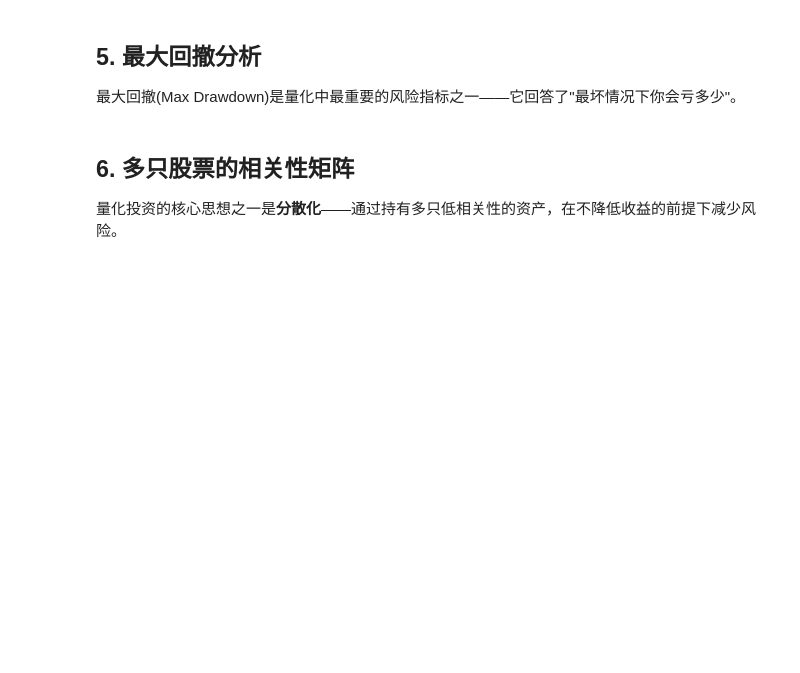
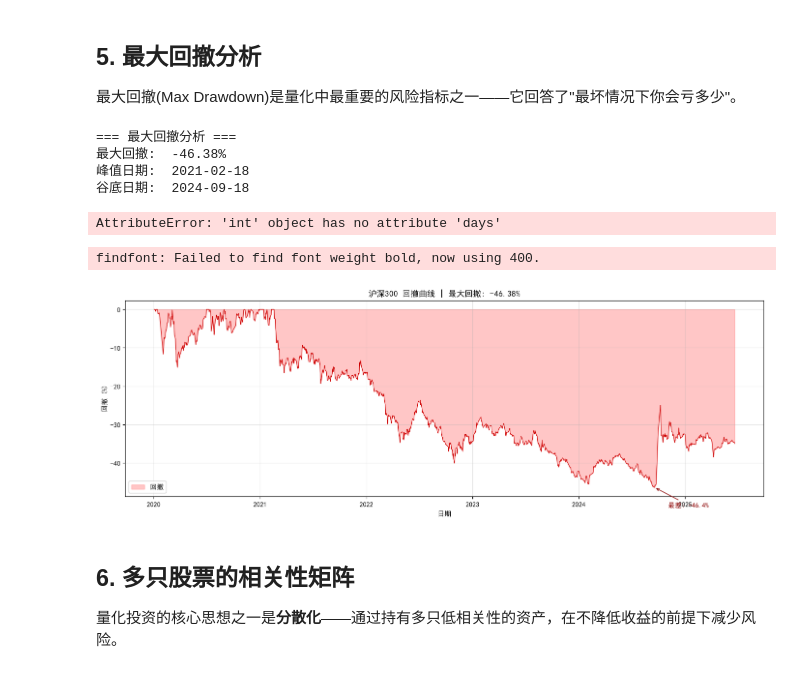
Before and after one commit to wty0131/quant-trading-system, a Jupyter notebook: notebooks/00_data_exploration.ipynb, the cells around one changed output. Saved outputs shown, nothing was run; the diff lists cells and outputs as text; code cells hidden in the pictures; blank space fills up the shorter version.

```diff
--- a/notebooks/00_data_exploration.ipynb
+++ b/notebooks/00_data_exploration.ipynb
@@ -258,58 +310,71 @@ print(f"历史总收益: {cum_return.iloc[-1]*100:.2f}%")
 最大回撤(Max Drawdown)是量化中最重要的风险指标之一——它回答了"最坏情况下你会亏多少"。
 # %%
 # 计算最大回撤
-def calculate_max_drawdown(cum_returns: pd.Series) -> dict:
+def calculate_max_drawdown(nav: pd.Series, dates: pd.Series) -> dict:
     """
     计算最大回撤及相关指标
-    返回: {mdd, peak_date, trough_date, recovery_date, duration_days}
+    nav: 净值序列
+    dates: 对应日期序列
     """
-    running_max = cum_returns.expanding().max()
-    drawdown = (cum_returns - running_max) / running_max  # 负值表示回撤
+    running_max = nav.expanding().max()
+    drawdown = (nav - running_max) / running_max
 
     mdd = drawdown.min()
     trough_idx = drawdown.idxmin()
+    peak_idx = nav[:trough_idx].idxmax()
 
-    # 找到回撤起点的峰值日期
-    peak_idx = cum_returns[:trough_idx].idxmax()
+    peak_date = dates.loc[peak_idx]
+    trough_date = dates.loc[trough_idx]
+    duration = (trough_date - peak_date).days
 
     return {
-        'max_drawdown': mdd,
-        'peak_idx': peak_idx,
-        'trough_idx': trough_idx,
-        'drawdown_series': drawdown
+        "max_drawdown": mdd,
+        "peak_date": peak_date,
+        "trough_date": trough_date,
+        "duration_days": duration,
+        "drawdown_series": drawdown
     }
 
-# 用净值序列计算（初始净值为1）
-nav = (1 + df_returns['simple_return']).cumprod()
-result = calculate_max_drawdown(nav)
+# 用 df_returns 的净值序列 + 日期
+nav = (1 + df_returns["simple_return"]).cumprod()
+result = calculate_max_drawdown(nav, df_returns["date"])
 
 print(f"=== 最大回撤分析 ===")
-print(f"最大回撤:  {result['max_drawdown']*100:.2f}%")
-print(f"峰值日期:  {df_returns.loc[result['peak_idx'], 'date'].strftime('%Y-%m-%d')}")
-print(f"谷底日期:  {df_returns.loc[result['trough_idx'], 'date'].strftime('%Y-%m-%d')}")
-print(f"回撤持续:  {(result['trough_idx'] - result['peak_idx']).days} 个自然日")
+print(f"最大回撤:  {result["max_drawdown"]*100:.2f}%")
+print(f"峰值日期:  {result["peak_date"].strftime("%Y-%m-%d")}")
+print(f"谷底日期:  {result["trough_date"].strftime("%Y-%m-%d")}")
+print(f"回撤持续:  {result["duration_days"]} 个自然日")
+# %% [output]
+=== 最大回撤分析 ===
+最大回撤:  -46.38%
+峰值日期:  2021-02-18
+谷底日期:  2024-09-18
+AttributeError: 'int' object has no attribute 'days'
 # %%
 # 绘制回撤曲线
 fig, ax = plt.subplots(figsize=(14, 5))
 
-ax.fill_between(df_returns['date'], 0, result['drawdown_series'] * 100,
-                color='#ff4444', alpha=0.3, label='回撤')
-ax.plot(df_returns['date'], result['drawdown_series'] * 100, color='#cc0000', linewidth=0.8)
-ax.set_title(f'沪深300 回撤曲线 | 最大回撤: {result["max_drawdown"]*100:.2f}%', fontsize=12)
-ax.set_ylabel('回撤 (%)')
-ax.set_xlabel('日期')
+ax.fill_between(df_returns["date"], 0, result["drawdown_series"] * 100,
+                color="#ff4444", alpha=0.3, label="回撤")
+ax.plot(df_returns["date"], result["drawdown_series"] * 100, color="#cc0000", linewidth=0.8)
+ax.set_title(f"沪深300 回撤曲线 | 最大回撤: {result["max_drawdown"]*100:.2f}%", fontsize=12)
+ax.set_ylabel("回撤 (%)")
+ax.set_xlabel("日期")
 ax.grid(True, alpha=0.3)
 ax.legend()
 
 # 标注最大回撤点
-ax.annotate(f'最差: {result["max_drawdown"]*100:.1f}%',
-            xy=(df_returns.loc[result['trough_idx'], 'date'], result['max_drawdown']*100),
-            xytext=(20, -30), textcoords='offset points',
-            arrowprops=dict(arrowstyle='->', color='darkred'),
-            fontsize=10, color='darkred', fontweight='bold')
+ax.annotate(f"最差: {result["max_drawdown"]*100:.1f}%",
+            xy=(result["trough_date"], result["max_drawdown"]*100),
+            xytext=(20, -30), textcoords="offset points",
+            arrowprops=dict(arrowstyle="->", color="darkred"),
+            fontsize=10, color="darkred", fontweight="bold")
 
 plt.tight_layout()
 plt.show()
+# %% [output]
+findfont: Failed to find font weight bold, now using 400.
+[figure, added]
 # %% [markdown]
 ## 6. 多只股票的相关性矩阵
 
```
Also changed, not shown: parts of 9 cells of this notebook.
